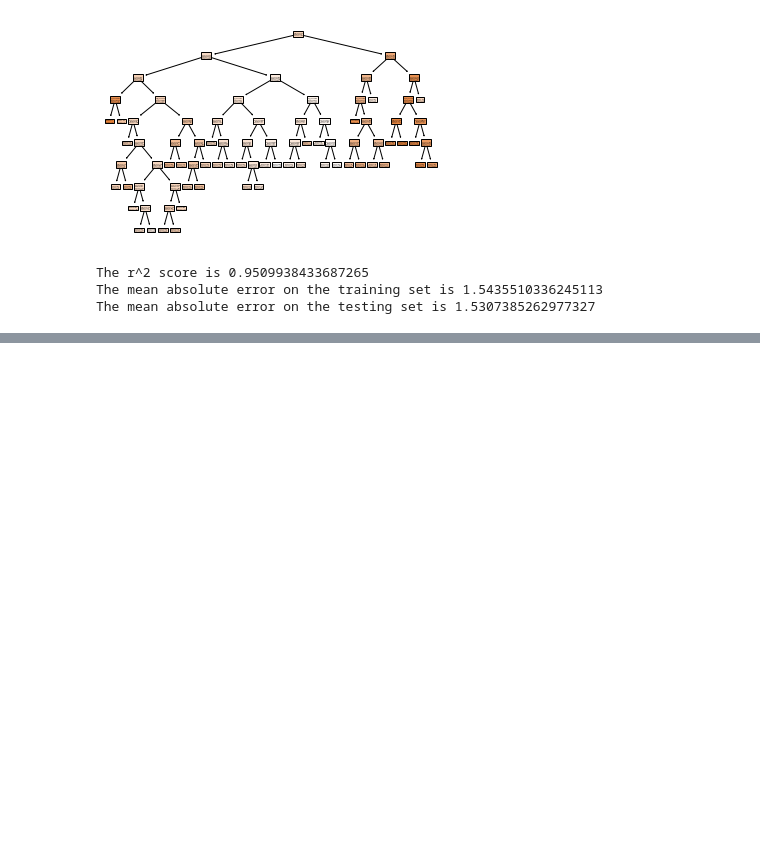
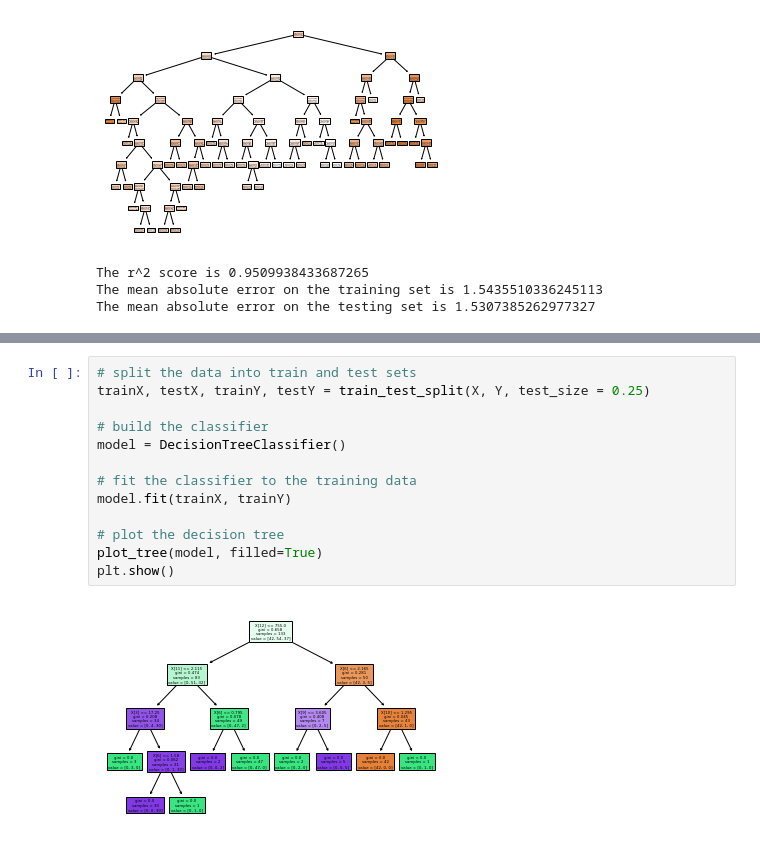
Before and after one commit to rtwhite1546/Spring-2021-Intro-to-Machine-Learning, a Jupyter notebook: Week-10-Decision-Trees/Week10.ipynb, the cells around one changed output, grey strips where cells are left out. Drawn from its saved outputs; the diff is of its cells as text; blank space fills up the shorter version.

```diff
--- a/Week-10-Decision-Trees/Week10.ipynb
+++ b/Week-10-Decision-Trees/Week10.ipynb
@@ -298,0 +542,15 @@ The mean absolute error on the testing set is 1.5307385262977327
+# %%
+# split the data into train and test sets
+trainX, testX, trainY, testY = train_test_split(X, Y, test_size = 0.25)
+
+# build the classifier
+model = DecisionTreeClassifier()
+
+# fit the classifier to the training data
+model.fit(trainX, trainY)
+
+# plot the decision tree
+plot_tree(model, filled=True)
+plt.show()
+# %% [output]
+[figure, added]
```
Also changed, not shown: parts of 15 cells of this notebook, 3 other files.
